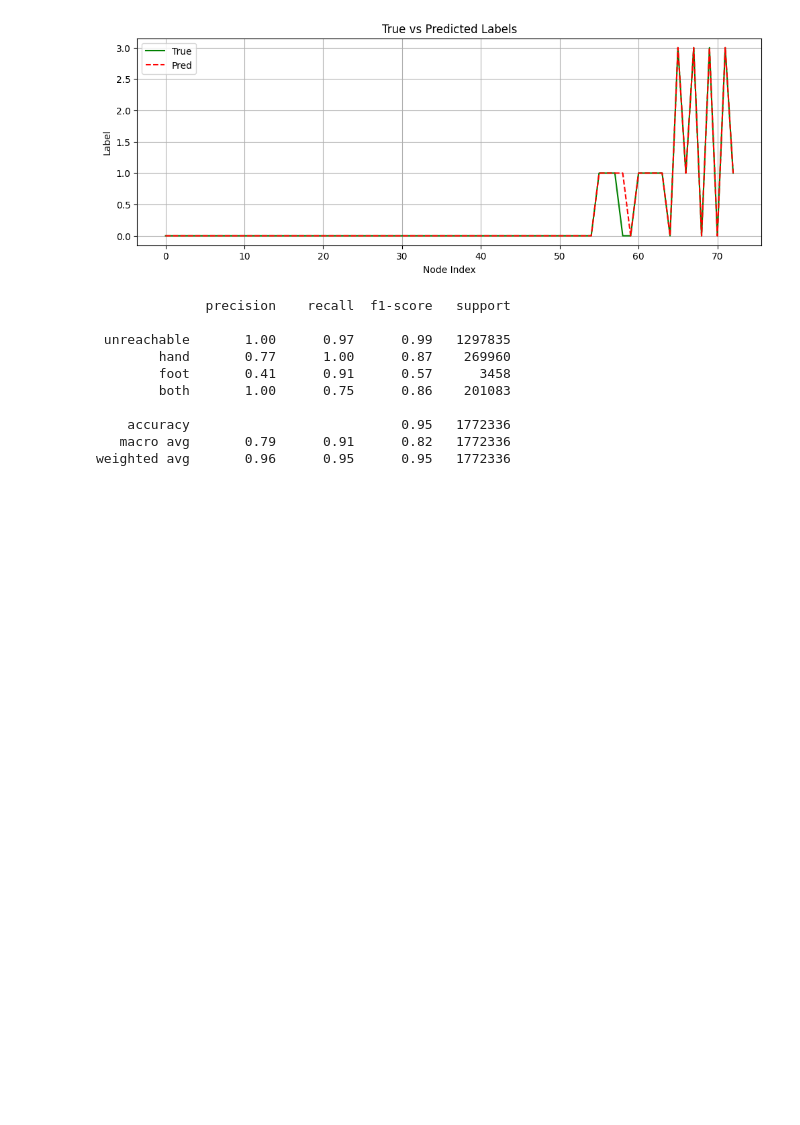
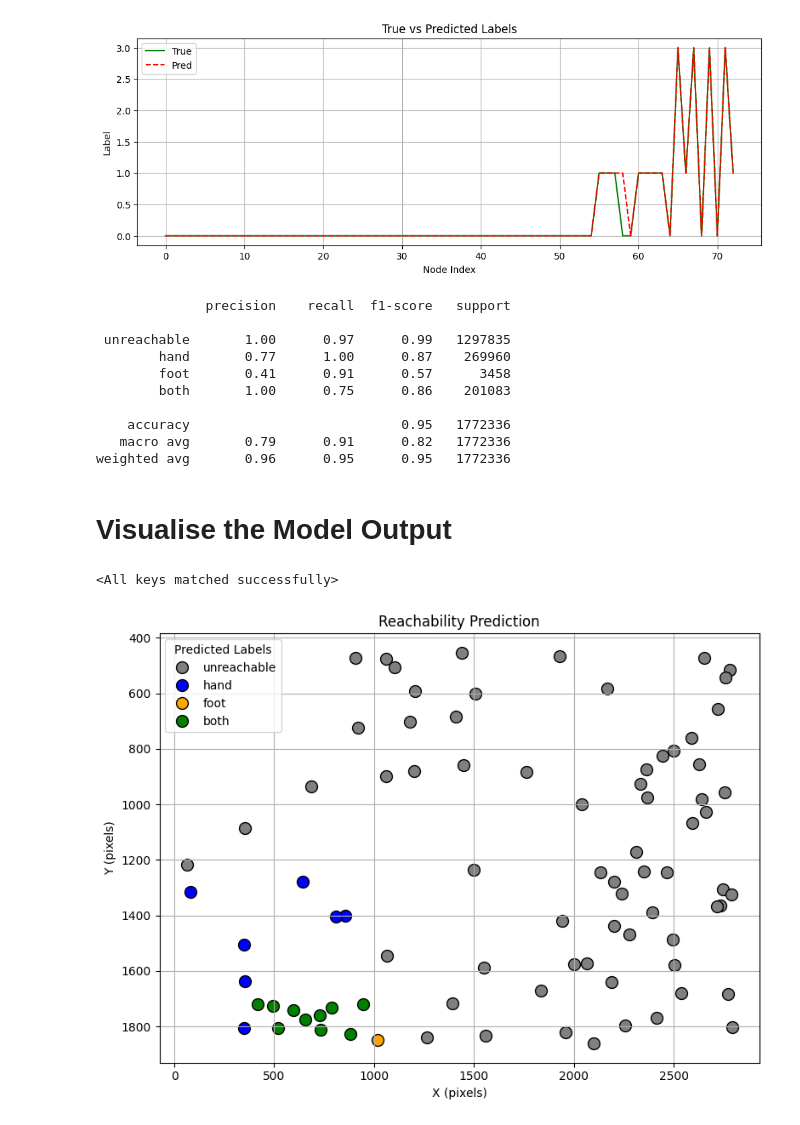
Before and after one commit to Alger3/Climbing_Model, a Jupyter notebook: model/reachability_gnn.ipynb, the cells around one changed output. Drawn from its saved outputs; the diff is of its cells as text; code cells hidden in the pictures; blank space fills up the shorter version.

Commit message:
Visualise the result from model

```diff
--- a/model/reachability_gnn.ipynb
+++ b/model/reachability_gnn.ipynb
@@ -227,3 +226,20 @@ print(classification_report(all_trues, all_preds, target_names=["unreachable", "
     accuracy                           0.95   1772336
    macro avg       0.79      0.91      0.82   1772336
 weighted avg       0.96      0.95      0.95   1772336
+# %% [markdown]
+# Visualise the Model Output
+# %%
+graph_list = torch.load("graph_list_global.pt")
+# %%
+train_data, test_data = train_test_split(graph_list, test_size=0.2, random_state=42)
+# %%
+model = ReachabilityGNN()
+model.load_state_dict(torch.load("reachability_model9.pt"))
+# %% [output]
+<All keys matched successfully>
+# %%
+graph = test_data[0]
+batch = Batch.from_data_list([graph])
+plot_graph_prediction(batch, model, "Reachability Prediction")
+# %% [output]
+[figure, added]
```
Also changed, not shown: parts of 2 cells of this notebook.
